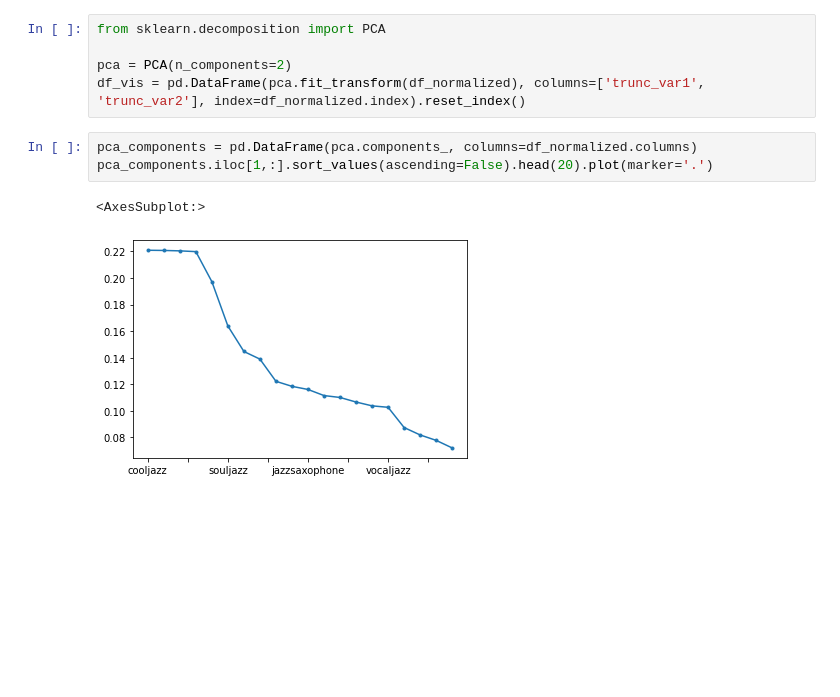
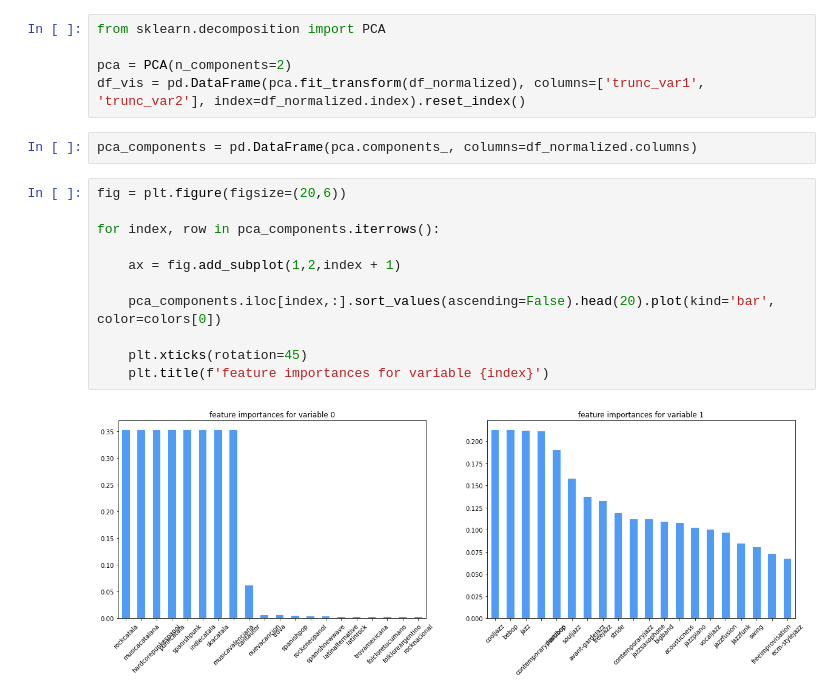
Before and after one commit to AntoniaVillarino/spotify, a Jupyter notebook: recommender_system.ipynb, the cells around one changed output. Drawn from its saved outputs; the diff is of its cells as text; blank space fills up the shorter version.

```diff
--- a/recommender_system.ipynb
+++ b/recommender_system.ipynb
@@ -207,9 +211,18 @@ pca = PCA(n_components=2)
 df_vis = pd.DataFrame(pca.fit_transform(df_normalized), columns=['trunc_var1', 'trunc_var2'], index=df_normalized.index).reset_index()
 # %%
 pca_components = pd.DataFrame(pca.components_, columns=df_normalized.columns)
-pca_components.iloc[1,:].sort_values(ascending=False).head(20).plot(marker='.')
-# %% [output]
-<AxesSubplot:>
-[figure, removed]
+# %%
+fig = plt.figure(figsize=(20,6))
+
+for index, row in pca_components.iterrows():
+
+    ax = fig.add_subplot(1,2,index + 1)
+
+    pca_components.iloc[index,:].sort_values(ascending=False).head(20).plot(kind='bar', color=colors[0])
+
+    plt.xticks(rotation=45)
+    plt.title(f'feature importances for variable {index}')
+# %% [output]
+[figure, added]
 # %%
 artist = 'AC/DC'
```
Also changed, not shown: parts of 6 cells of this notebook, 2 other files.
